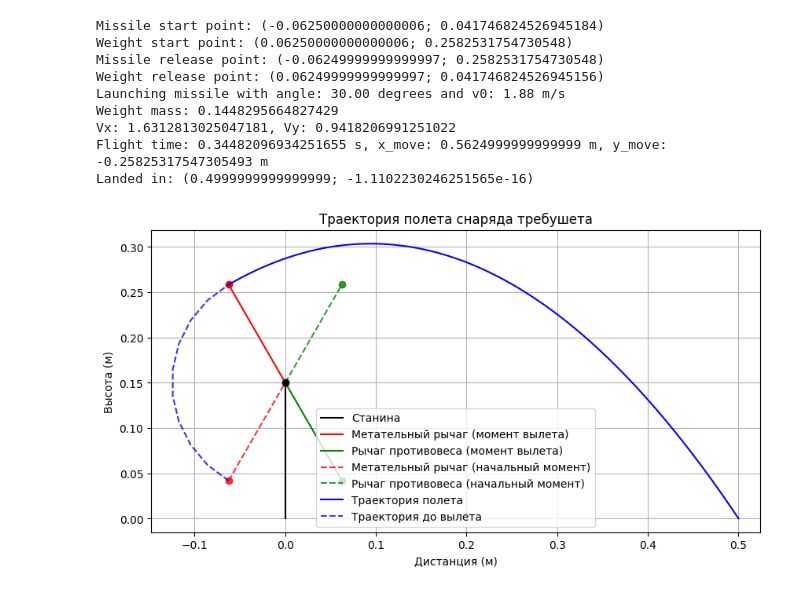
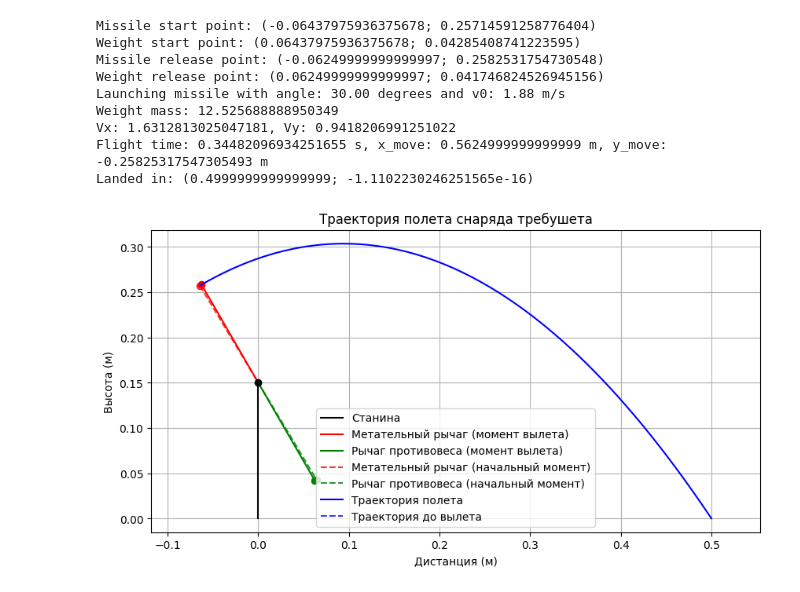
Before and after one commit to Zea-Zee/Mechanics-project, a Jupyter notebook: main.ipynb, the cells around one changed output. Saved outputs shown, nothing was run; the diff lists cells and outputs as text; code cells hidden in the pictures.

```diff
--- a/main.ipynb
+++ b/main.ipynb
@@ -232,14 +210,14 @@ Optimized parameters: arm_ratio=0.424, arm_length=0.250, release_angle=17.5
 # %%
-trebuchet = Trebuchet(arm_ratio=0.5, frame_height=0.15, arm_length=0.25, start_angle=150, release_angle=30, missile_mass=0.04, arm_mass=0.2)
+trebuchet = Trebuchet(arm_ratio=0.5, frame_height=0.15, arm_length=0.25, start_angle=31, release_angle=30, missile_mass=0.03, arm_mass=0.07)
 trebuchet.visualize(.5)
 # %% [output]
-Missile start point: (-0.06250000000000006; 0.041746824526945184)
-Weight start point: (0.06250000000000006; 0.2582531754730548)
+Missile start point: (-0.06437975936375678; 0.25714591258776404)
+Weight start point: (0.06437975936375678; 0.04285408741223595)
 Missile release point: (-0.06249999999999997; 0.2582531754730548)
 Weight release point: (0.06249999999999997; 0.041746824526945156)
 Launching missile with angle: 30.00 degrees and v0: 1.88 m/s
-Weight mass: 0.1448295664827429
+Weight mass: 12.525688888950349
 Vx: 1.6312813025047181, Vy: 0.9418206991251022
 Flight time: 0.34482096934251655 s, x_move: 0.5624999999999999 m, y_move: -0.25825317547305493 m
 Landed in: (0.4999999999999999; -1.1102230246251565e-16)
-[figure, old version]
+[figure, new version]
```
Also changed, not shown: parts of 3 cells of this notebook, 13 other files.
